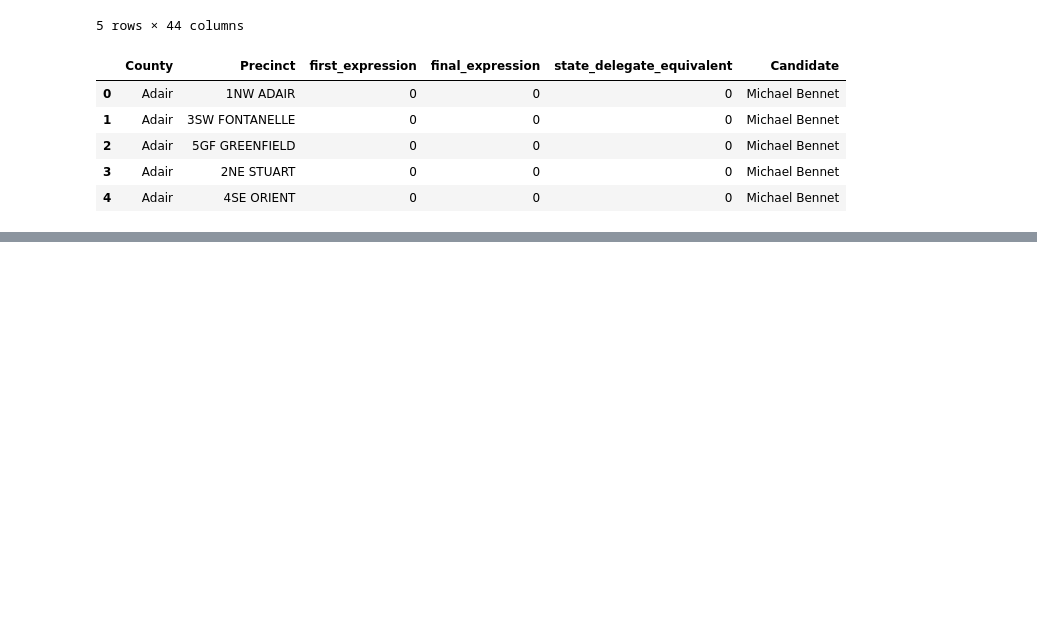
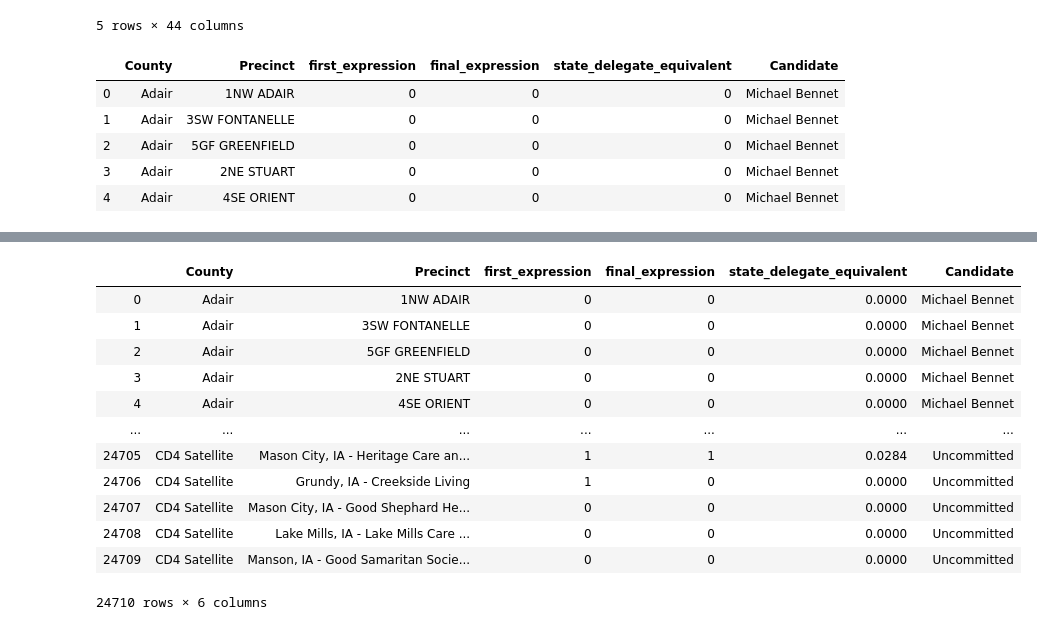
Before and after one commit to kayrahbear/iowa_caucus_scrape, a Jupyter notebook: iowa_caucus_data_transformation.ipynb, the cells around one changed output, grey strips where cells are left out. Drawn from its saved outputs; the diff is of its cells as text; code cells hidden in the pictures; blank space fills up the shorter version.

Commit message:
transformed data to accomidate a candidate column

```diff
--- a/iowa_caucus_data_transformation.ipynb
+++ b/iowa_caucus_data_transformation.ipynb
@@ -63,0 +161,6 @@ See the caveats in the documentation: http://pandas.pydata.org/pandas-docs/stabl
+# %%
+yang_df = scraped_data_df.iloc[:,[0,1,35,36,37]]
+yang_df["Candidate"] = ['Andrew Yang' for i in range(1765)]
+yang_df = yang_df.rename(columns={"Yang_First_Expression": "first_expression", "Yang_Final_Expression": "final_expression", "Yang_SDE": "state_delegate_equivalent"})
+
+yang_df.head()
@@ -63,0 +174,6 @@ See the caveats in the documentation: http://pandas.pydata.org/pandas-docs/stabl
+# %%
+other_df = scraped_data_df.iloc[:,[0,1,38,39,40]]
+other_df["Candidate"] = ['Other' for i in range(1765)]
+other_df = other_df.rename(columns={"Other_First_Expression": "first_expression", "Other_Final_Expression": "final_expression", "Other_SDE": "state_delegate_equivalent"})
+
+other_df.head()
@@ -63,0 +187,6 @@ See the caveats in the documentation: http://pandas.pydata.org/pandas-docs/stabl
+# %%
+uncommitted_df = scraped_data_df.iloc[:,[0,1,41,42,43]]
+uncommitted_df["Candidate"] = ['Uncommitted' for i in range(1765)]
+uncommitted_df = uncommitted_df.rename(columns={"Uncommitted_First_Expression": "first_expression", "Uncommitted_Final_Expression": "final_expression", "Uncommitted_SDE": "state_delegate_equivalent"})
+
+uncommitted_df.head()
@@ -63,0 +200,21 @@ See the caveats in the documentation: http://pandas.pydata.org/pandas-docs/stabl
+# %%
+transformed_dataframes = [biden_df, bloomberg_df, buttigieg_df, delaney_df, gabbard_df, klobuchar_df,
+                          patrick_df, sanders_df, steyer_df, warren_df, yang_df, other_df, uncommitted_df]
+
+all_candidates_transformed = bennet_df.append(transformed_dataframes)
+# %%
+all_candidates_transformed.reset_index(drop=True)
+# %% [output]
+|  | County | Precinct | first_expression | final_expression | state_delegate_equivalent | Candidate |
+| 0 | Adair | 1NW ADAIR | 0 | 0 | 0.0000 | Michael Bennet |
+| 1 | Adair | 3SW FONTANELLE | 0 | 0 | 0.0000 | Michael Bennet |
+| 2 | Adair | 5GF GREENFIELD | 0 | 0 | 0.0000 | Michael Bennet |
+| 3 | Adair | 2NE STUART | 0 | 0 | 0.0000 | Michael Bennet |
+| 4 | Adair | 4SE ORIENT | 0 | 0 | 0.0000 | Michael Bennet |
+| ... | ... | ... | ... | ... | ... | ... |
+| 24705 | CD4 Satellite | Mason City, IA - Heritage Care an... | 1 | 1 | 0.0284 | Uncommitted |
+| 24706 | CD4 Satellite | Grundy, IA - Creekside Living | 1 | 0 | 0.0000 | Uncommitted |
+| 24707 | CD4 Satellite | Mason City, IA - Good Shephard He... | 0 | 0 | 0.0000 | Uncommitted |
+| 24708 | CD4 Satellite | Lake Mills, IA - Lake Mills Care ... | 0 | 0 | 0.0000 | Uncommitted |
+| 24709 | CD4 Satellite | Manson, IA - Good Samaritan Socie... | 0 | 0 | 0.0000 | Uncommitted |
+24710 rows × 6 columns
```
Also changed, not shown: parts of 15 cells of this notebook.
